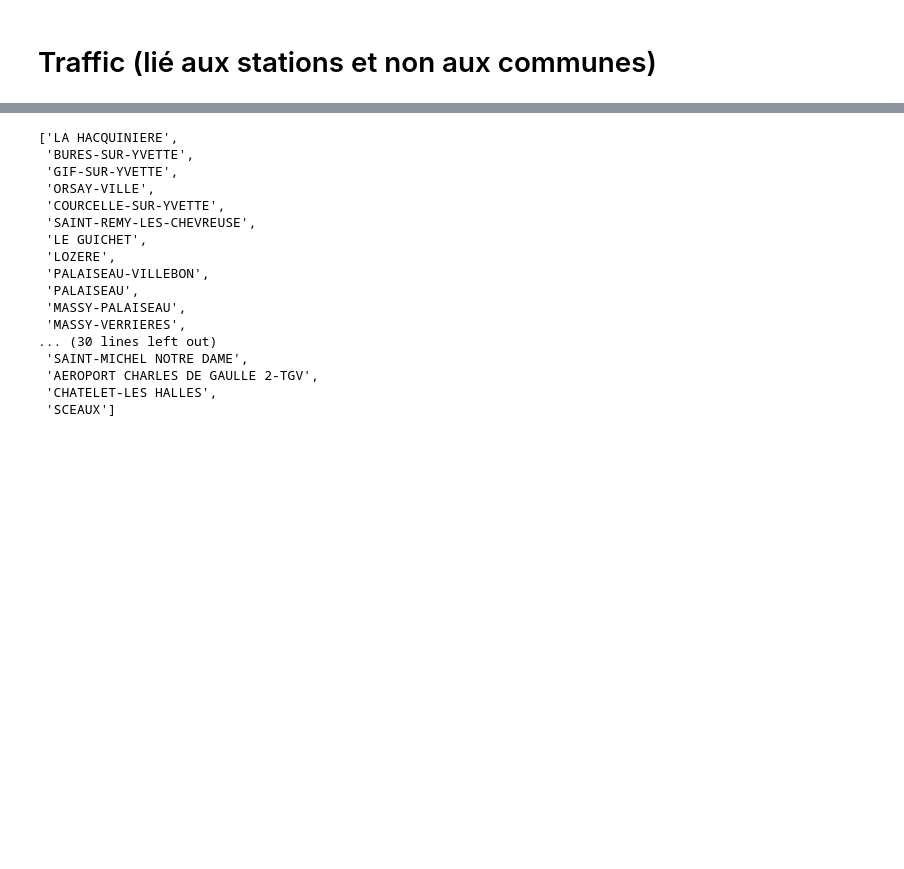
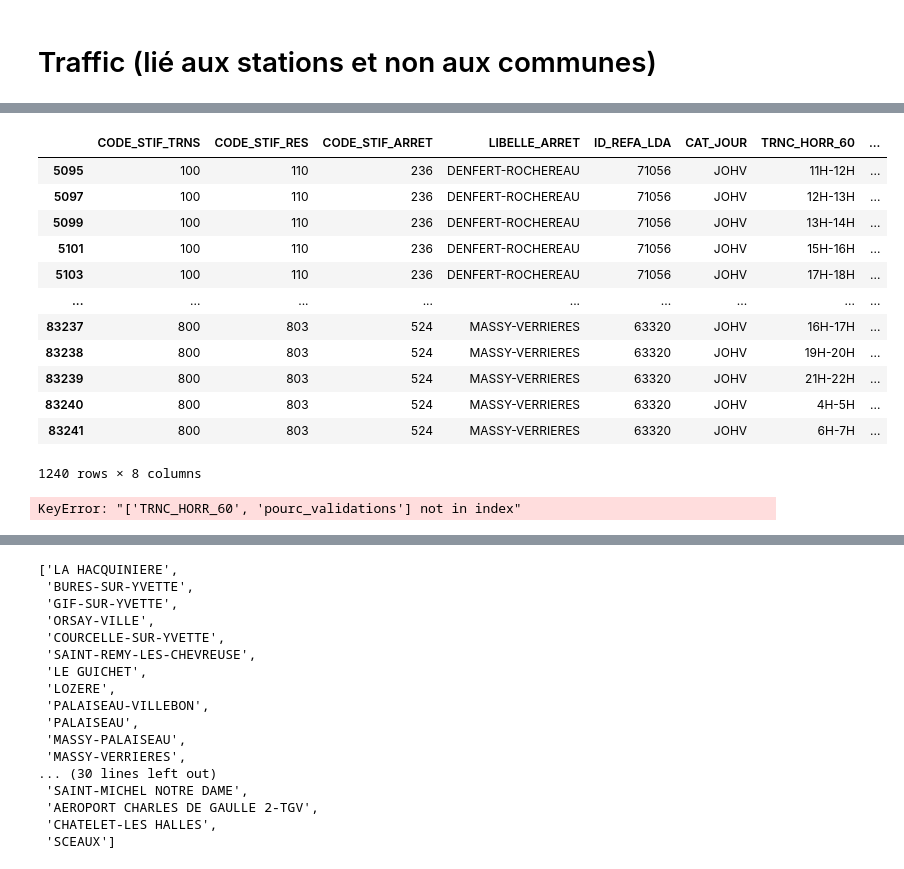
Before and after one commit to cerezamo/dataviz, a Jupyter notebook: variables.ipynb, the cells around one changed output, grey strips where cells are left out. Saved outputs shown, nothing was run; the diff lists cells and outputs as text; code cells hidden in the pictures; blank space fills up the shorter version.

```diff
--- a/variables.ipynb
+++ b/variables.ipynb
@@ -321,0 +306,2 @@ traffic_par_heure.to_csv('traffic_par_heure.csv')
+# %%
+liste_stations = list(traffic.LIBELLE_ARRET.unique()) + ['GARE DU NORD']
@@ -321,0 +318,26 @@ traffic_par_heure.to_csv('traffic_par_heure.csv')
+# %%
+perc_traffic=pd.read_csv(r'C:/Users/morga/Downloads/validations-sur-le-reseau-ferre-profils-horaires-par-jour-type-2e-sem.csv',sep=';')
+# %%
+perc_traffic=perc_traffic[perc_traffic['LIBELLE_ARRET'].isin(liste_stations)]
+# %%
+perc_traffic=perc_traffic[perc_traffic['CAT_JOUR']=='JOHV']
+# %%
+perc_traffic=perc_traffic[['LIBELLE_ARRET','pourc_validations','TRNC_HORR_60']]
+# %% [output]
+|  | CODE_STIF_TRNS | CODE_STIF_RES | CODE_STIF_ARRET | LIBELLE_ARRET | ID_REFA_LDA | CAT_JOUR | TRNC_HORR_60 | ... |
+| 5095 | 100 | 110 | 236 | DENFERT-ROCHEREAU | 71056 | JOHV | 11H-12H | ... |
+| 5097 | 100 | 110 | 236 | DENFERT-ROCHEREAU | 71056 | JOHV | 12H-13H | ... |
+| 5099 | 100 | 110 | 236 | DENFERT-ROCHEREAU | 71056 | JOHV | 13H-14H | ... |
+| 5101 | 100 | 110 | 236 | DENFERT-ROCHEREAU | 71056 | JOHV | 15H-16H | ... |
+| 5103 | 100 | 110 | 236 | DENFERT-ROCHEREAU | 71056 | JOHV | 17H-18H | ... |
+| ... | ... | ... | ... | ... | ... | ... | ... | ... |
+| 83237 | 800 | 803 | 524 | MASSY-VERRIERES | 63320 | JOHV | 16H-17H | ... |
+| 83238 | 800 | 803 | 524 | MASSY-VERRIERES | 63320 | JOHV | 19H-20H | ... |
+| 83239 | 800 | 803 | 524 | MASSY-VERRIERES | 63320 | JOHV | 21H-22H | ... |
+| 83240 | 800 | 803 | 524 | MASSY-VERRIERES | 63320 | JOHV | 4H-5H | ... |
+| 83241 | 800 | 803 | 524 | MASSY-VERRIERES | 63320 | JOHV | 6H-7H | ... |
+1240 rows × 8 columns
+# %%
+perc_traffic=perc_traffic[['LIBELLE_ARRET','TRNC_HORR_60','pourc_validations']]
+# %% [output]
+KeyError: "['TRNC_HORR_60', 'pourc_validations'] not in index"
```
Also changed, not shown: parts of 17 cells of this notebook, 1 other file.
